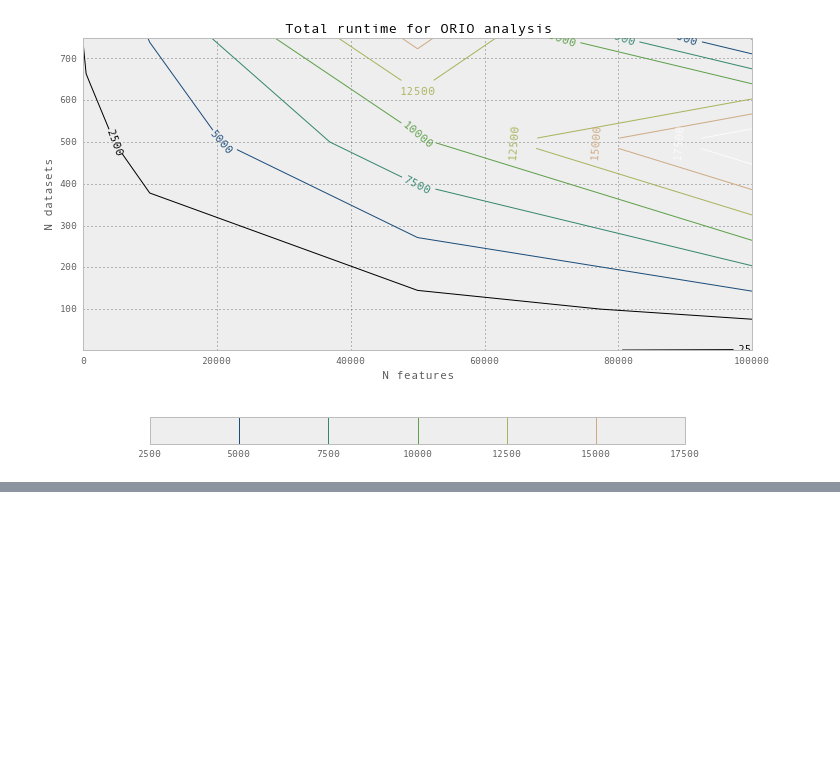
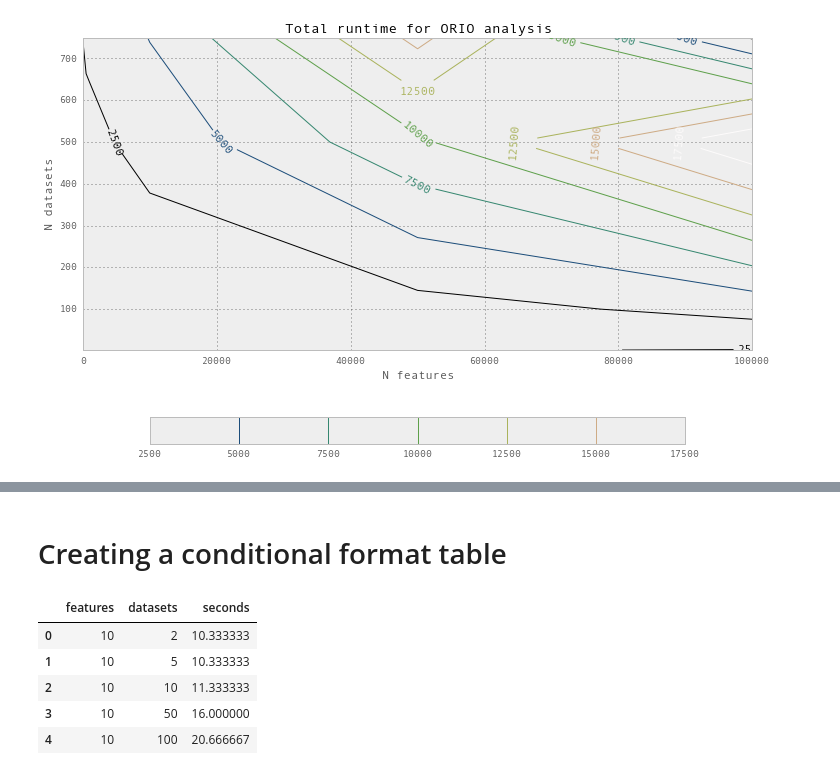
Before and after one commit to NIEHS/orio-web, a Jupyter notebook: notebooks/benchmarkPlotting.ipynb, the cells around one changed output, grey strips where cells are left out. Drawn from its saved outputs; the diff is of its cells as text; code cells hidden in the pictures; blank space fills up the shorter version.

```diff
--- a/notebooks/benchmarkPlotting.ipynb
+++ b/notebooks/benchmarkPlotting.ipynb
@@ -208,2 +208,16 @@ plt.colorbar()
 # %%
 pd.DataFrame(res2.to_records()).to_csv('~/Desktop/foo.csv', index=False)
+# %% [markdown]
+# Creating a conditional format table
+# %%
+cf = df2[['features', 'datasets', 'seconds']]
+cf = cf.groupby(['features', 'datasets']).mean()
+cf.reset_index(inplace=True)
+cf.head()
+# %% [output]
+|  | features | datasets | seconds |
+| 0 | 10 | 2 | 10.333333 |
+| 1 | 10 | 5 | 10.333333 |
+| 2 | 10 | 10 | 11.333333 |
+| 3 | 10 | 50 | 16.000000 |
+| 4 | 10 | 100 | 20.666667 |
```
Also changed, not shown: parts of 3 cells of this notebook, 2 other files.
